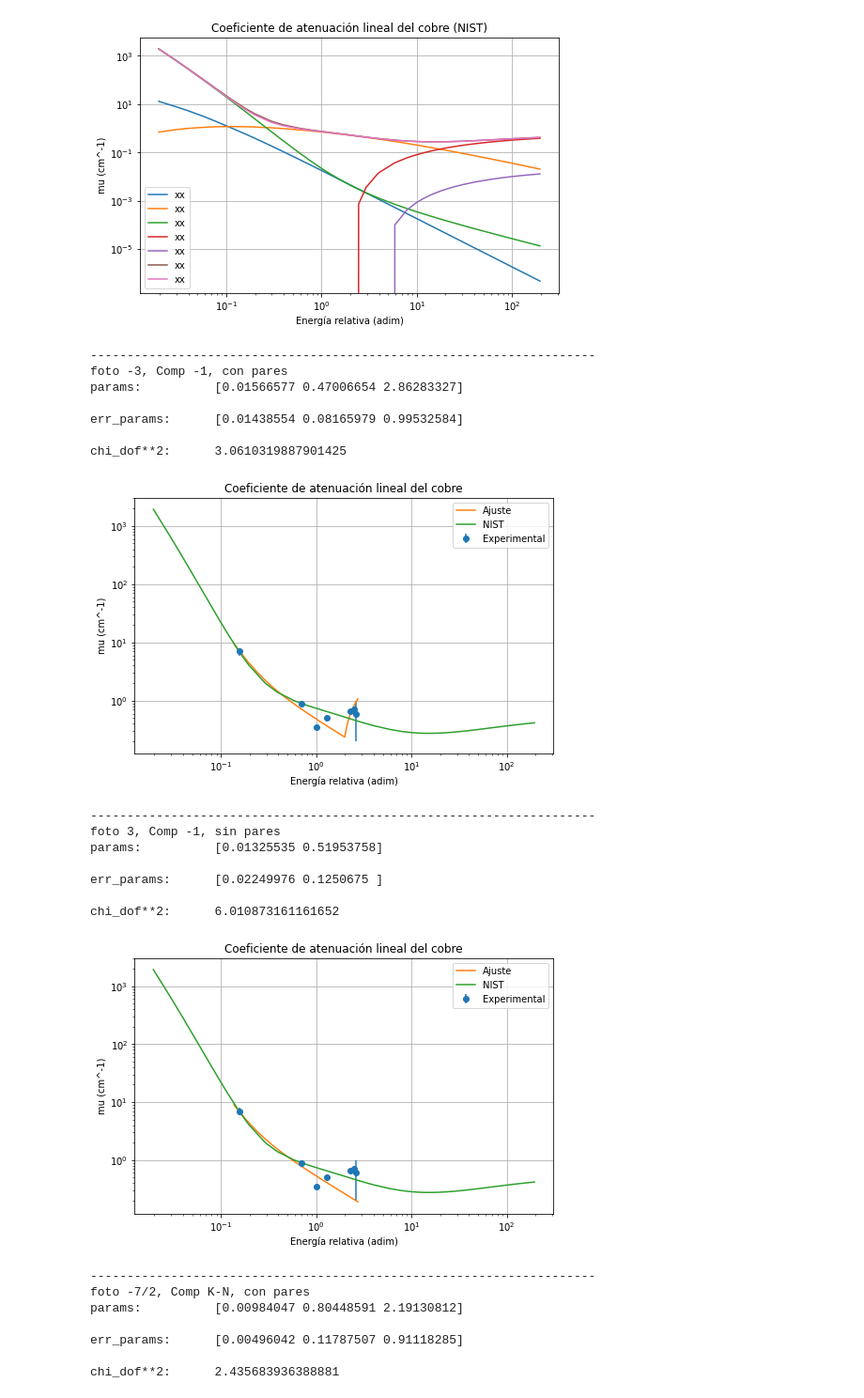
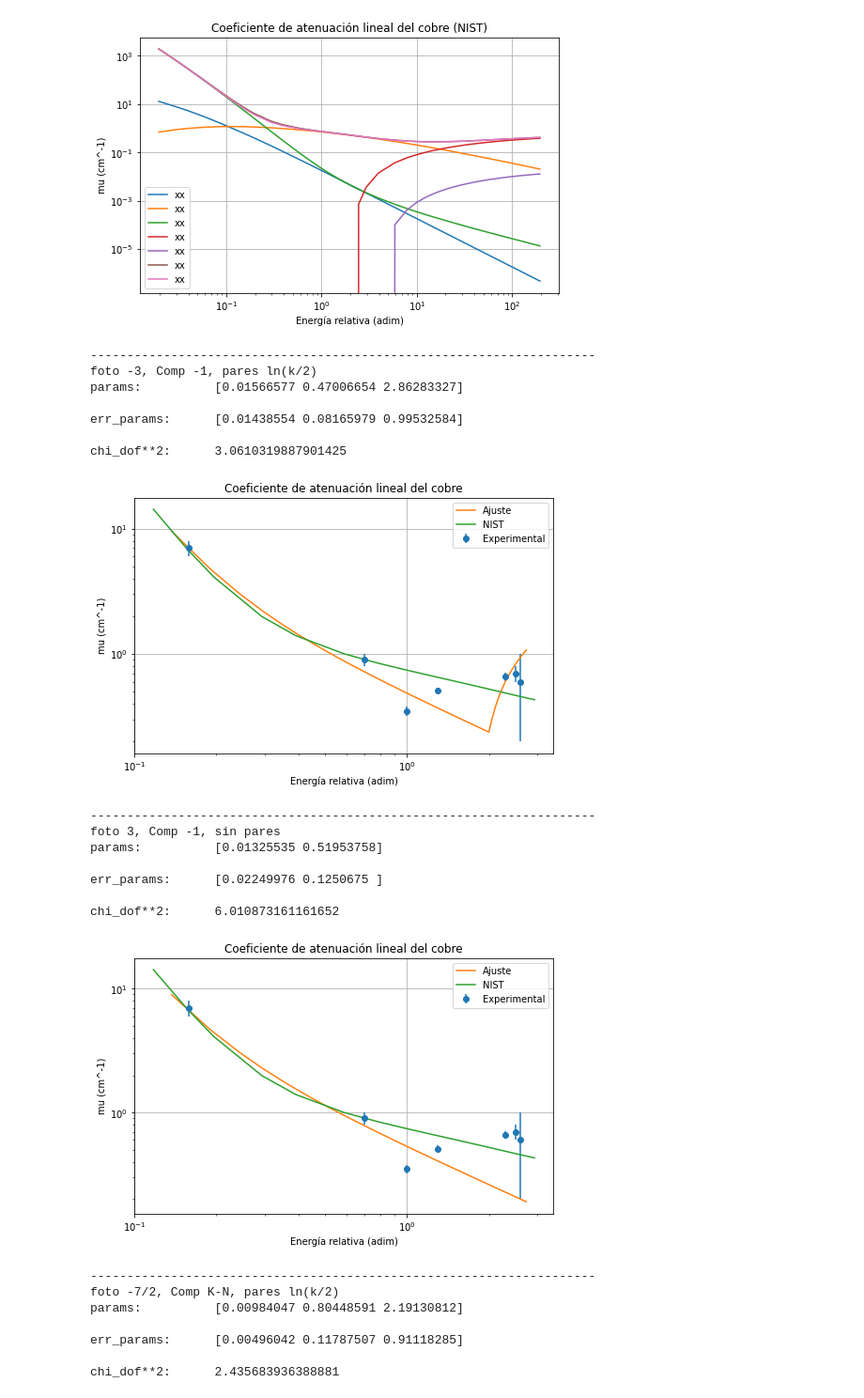
Before and after one commit to expe-cuanticos-2/Analisis_2021, a Jupyter notebook: GrupoB/01_Gamma/tp1_gamma_cui.ipynb, the cells around one changed output. Shown at 94% size. Saved outputs shown, nothing was run; the diff lists cells and outputs as text; code cells hidden in the pictures.

Commit message:
modifico la función de pares

```diff
--- a/GrupoB/01_Gamma/tp1_gamma_cui.ipynb
+++ b/GrupoB/01_Gamma/tp1_gamma_cui.ipynb
@@ -402,11 +401,30 @@ def odr_perritou(func,nroparam,betacero):
 
 # gráfico
 def h_plotter(func,params,log):
-    kx=np.linspace(70/mc2,1400/mc2)
+    kmin = 70/mc2
+    kmax = 1400/mc2
+    kx=np.linspace(kmin,kmax)
+
+    knist = np.array(nist_k)
+
+    min_index = 0
+    while knist[min_index] < kmin:
+            min_index += 1
+    min_index -= 1
+    max_index = min_index
+    while knist[max_index] < kmax:
+        max_index += 1
+    max_index += 1
+
+    knist = knist[min_index:max_index]
+
+    mucohnist = np.array(nist_mu_coh)
+    mucohnist = mucohnist[min_index:max_index]
+
     fig = plt.figure(figsize=(8,5))
     plt.errorbar(k,mus, yerr = errmus, fmt = 'o', label='Experimental')
     plt.plot(kx, func(fit_params,kx), label='Ajuste')
-    plt.plot(nist_k, nist_mu_coh, label='NIST')
+    plt.plot(np.asarray(knist), np.asarray(mucohnist), label='NIST')
     plt.xlabel("Energía relativa (adim)")
     plt.ylabel("mu (cm^-1)")
     plt.title(r"Coeficiente de atenuación lineal del cobre")
@@ -417,9 +435,13 @@ def h_plotter(func,params,log):
     plt.legend()
     plt.show()
 # %%
+alfa = 1/137    # cte de estructura fina
+mc2J = cte.physical_constants["electron mass energy equivalent"][0] # en Joules
+r_e = (cte.e**2)/mc2J*100   # radio clásico del electrón en cm
+
 # las fáciles
 print("---------------------------------------------------------------------")
-print("foto -3, Comp -1, con pares")
+print("foto -3, Comp -1, pares ln(k/2)")
 beta_cero = [300,30,0.3]
 fit_params = odr_perritou(SE_suma,3,beta_cero)
 h_plotter(SE_suma,fit_params,1)
@@ -429,44 +451,45 @@ print("foto 3, Comp -1, sin pares")
 beta_cero = [300,30]
 fit_params = odr_perritou(SE_suma_npar,2,beta_cero)
 h_plotter(SE_suma_npar,fit_params,1)
 
 # las difíciles
 print("---------------------------------------------------------------------")
-print("foto -7/2, Comp K-N, con pares")
+print("foto -7/2, Comp K-N, pares ln(k/2)")
 beta_cero = [300,30,0.3]
 fit_params = odr_perritou(SE_suma_dif,3,beta_cero)
 h_plotter(SE_suma_dif,fit_params,1)
 
 print("---------------------------------------------------------------------")
 print("foto -7/2, Comp K-N, sin pares")
 beta_cero = [300,30]
 fit_params = odr_perritou(SE_suma_dif_npar,2,beta_cero)
 h_plotter(SE_suma_dif_npar,fit_params,1)
 
-# la deforme
-#print("---------------------------------------------------------------------")
-#beta_cero = [300,30,0.3,[SE_fotoelFeo_k,SE_kleinNishina_alp,SE_pares_k]]
-#fit_params = odr_perritou(SE_suma_func,3,beta_cero)
-#h_plotter(SE_suma_func,fit_params,1)
+# las deformes
+print("---------------------------------------------------------------------")
+print("foto -7/2, Comp K-N, pares defo")
+beta_cero = [1,1,0.1]
+fit_params = odr_perritou(SE_suma_defo,3,beta_cero)
+h_plotter(SE_suma_defo,fit_params,1)
 # %% [output]
 ---------------------------------------------------------------------
-foto -3, Comp -1, con pares
+foto -3, Comp -1, pares ln(k/2)
 params:          [0.01566577 0.47006654 2.86283327]
 
 err_params:      [0.01438554 0.08165979 0.99532584]
 
 chi_dof**2:      3.0610319887901425
-[figure, old version]
+[figure, new version]
 ---------------------------------------------------------------------
 foto 3, Comp -1, sin pares
 params:          [0.01325535 0.51953758]
 
 err_params:      [0.02249976 0.1250675 ]
 
 chi_dof**2:      6.010873161161652
-[figure, old version]
+[figure, new version]
 ---------------------------------------------------------------------
-foto -7/2, Comp K-N, con pares
+foto -7/2, Comp K-N, pares ln(k/2)
 params:          [0.00984047 0.80448591 2.19130812]
 
 err_params:      [0.00496042 0.11787507 0.91118285]
```
Also changed, not shown: parts of 2 cells of this notebook.
